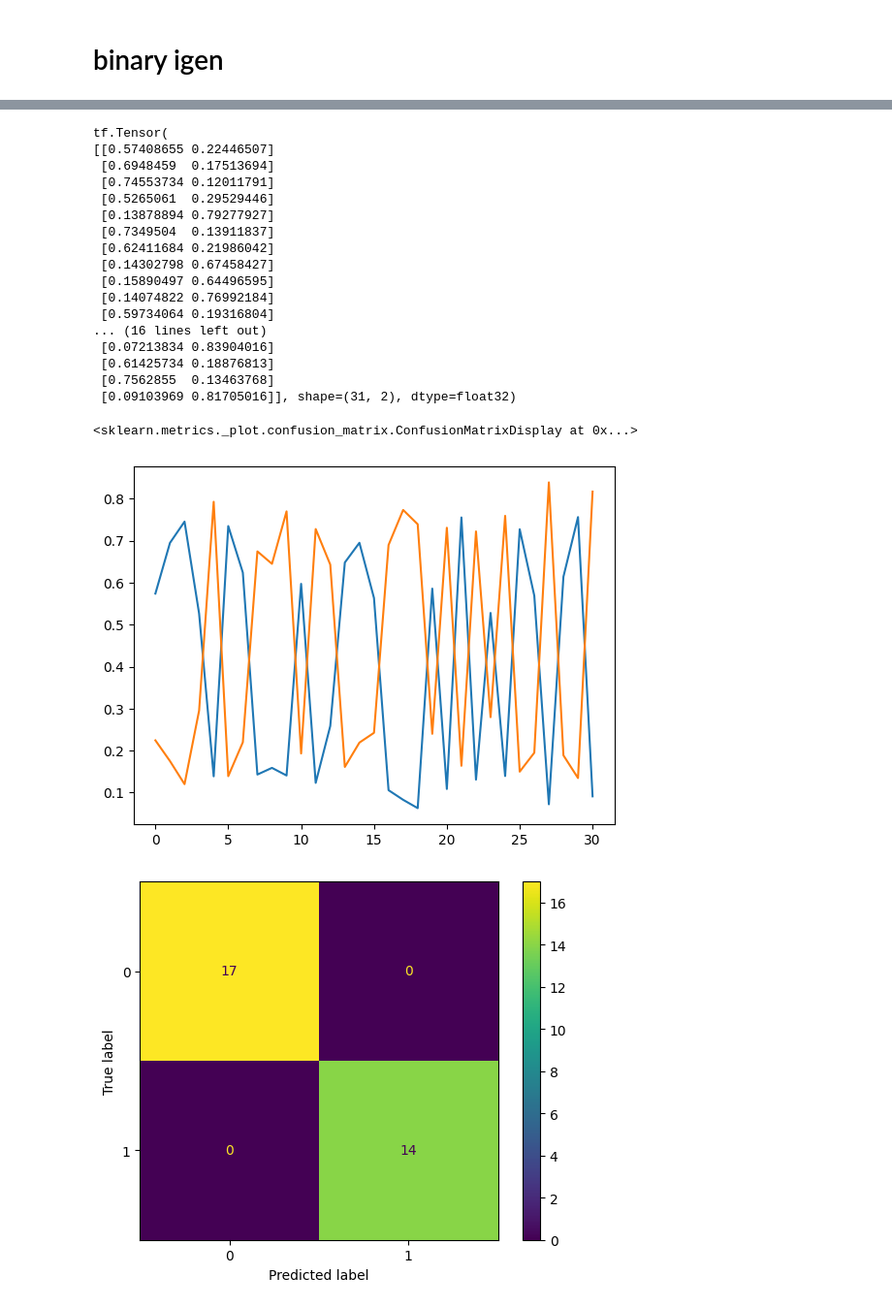
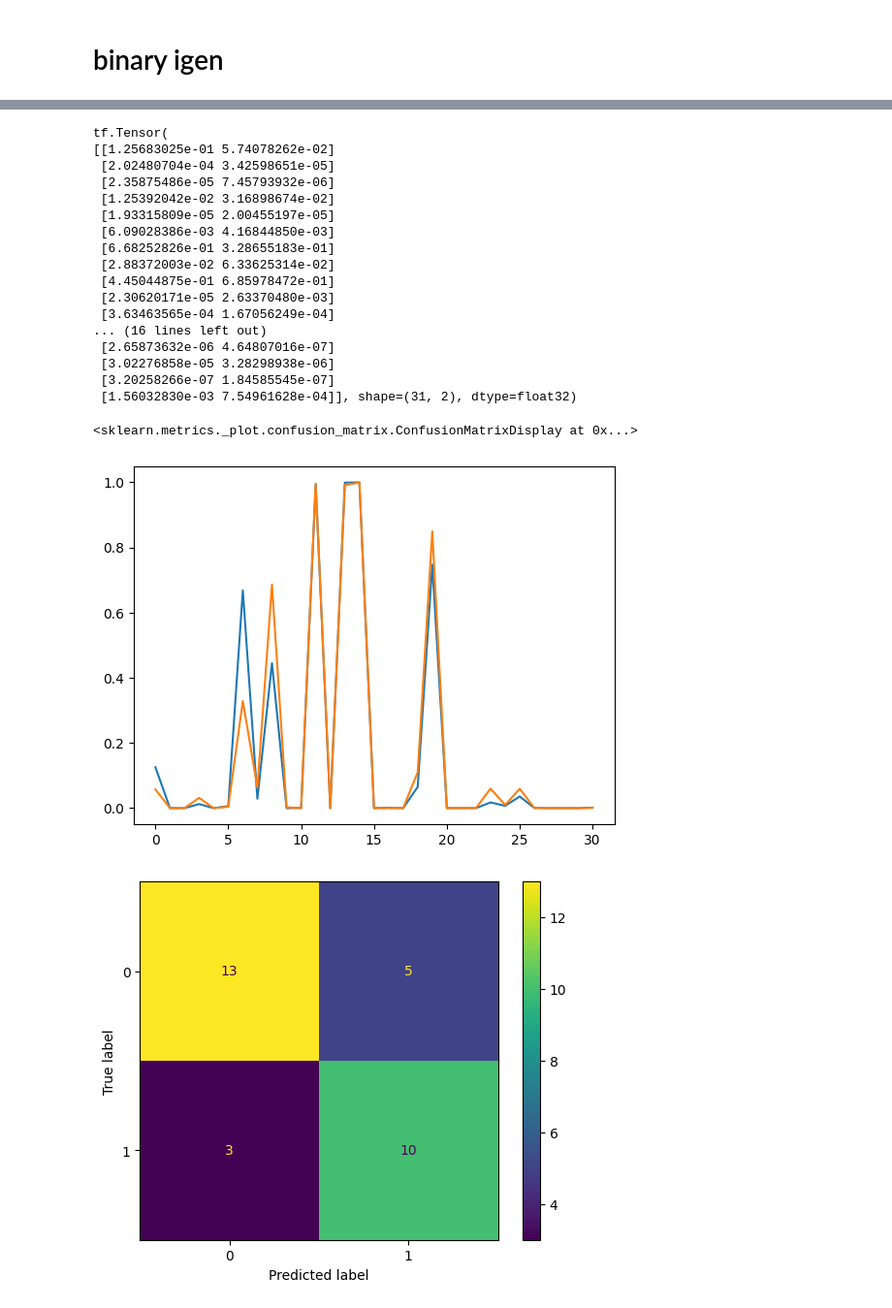
Before and after one commit to Christofferfuglkjaer/Dataproject, a Jupyter notebook: bincs.ipynb, the cells around one changed output, grey strips where cells are left out. Shown at 97% size. Drawn from its saved outputs; the diff is of its cells as text; code cells hidden in the pictures.

```diff
--- a/bincs.ipynb
+++ b/bincs.ipynb
@@ -74,7 +89,5 @@ df1.shape
 # %%
-scaler = MinMaxScaler()
-scaler.fit(df1)
-t_df = scaler.transform(df1)
+
 
 target_column = ["Output",'Output1']
 numerical_column = df1.columns.drop(target_column)
@@ -88,12 +96,12 @@ See the caveats in the documentation: https://pandas.pydata.org/pandas-docs/stab
 # %%
-X_train, X_test, y_train, y_test = train_test_split(t_df, output_rows, test_size=0.25,shuffle=True)
+X_train, X_test, y_train, y_test = train_test_split(df1, output_rows, test_size=0.25,shuffle=True)
 # %%
-no_classes = 3
-no_epochs = 15
+no_classes = 2
+no_epochs = 50
 optimizer = Adam()
 verbosity = 0
-num_folds = 5
-batch_size = 5
+num_folds = 4
+batch_size = 1
 acc_per_fold = []
 loss_per_fold = []
 fold_no = 1
@@ -105,8 +113,9 @@ kfold = KFold(n_splits=num_folds, shuffle=True)
 # %%
 for train, test in kfold.split(inputs, targets):
     model = Sequential()
-    model.add(Dense(8, input_dim=18, activation='relu'))
+    model.add(Dense(16, input_dim=16, activation='relu'))
     #model.add(Dense(16, activation='relu'))
+    model.add(Dense(8,activation='relu'))
     model.add(Dense(4,activation='relu'))
     model.add(Dense(2, activation='sigmoid'))
  # Compile model
@@ -176,30 +179,30 @@ torch.Size([31, 2])
 # %%
-predicted = tf.squeeze(predicted)
-plt.plot(predicted)
-print(predicted)
-predicted = np.array([np.argmax(row) for row in predicted])
+predic = tf.squeeze(predicted)
+plt.plot(predic)
+print(predic)
+predict= np.array([np.argmax(row) for row in predic])
 actual = np.array([np.argmax(row) for row in tensor])
-conf_mat = confusion_matrix(actual, predicted)
+conf_mat = confusion_matrix(actual, predict)
 displ = ConfusionMatrixDisplay(confusion_matrix=conf_mat)
 displ.plot()
 # %% [output]
 tf.Tensor(
-[[0.57408655 0.22446507]
- [0.6948459  0.17513694]
- [0.74553734 0.12011791]
- [0.5265061  0.29529446]
- [0.13878894 0.79277927]
- [0.7349504  0.13911837]
- [0.62411684 0.21986042]
- [0.14302798 0.67458427]
- [0.15890497 0.64496595]
- [0.14074822 0.76992184]
- [0.59734064 0.19316804]
+[[1.25683025e-01 5.74078262e-02]
+ [2.02480704e-04 3.42598651e-05]
+ [2.35875486e-05 7.45793932e-06]
+ [1.25392042e-02 3.16898674e-02]
+ [1.93315809e-05 2.00455197e-05]
+ [6.09028386e-03 4.16844850e-03]
+ [6.68252826e-01 3.28655183e-01]
+ [2.88372003e-02 6.33625314e-02]
+ [4.45044875e-01 6.85978472e-01]
+ [2.30620171e-05 2.63370480e-03]
+ [3.63463565e-04 1.67056249e-04]
 ... (16 lines left out)
- [0.07213834 0.83904016]
- [0.61425734 0.18876813]
- [0.7562855  0.13463768]
- [0.09103969 0.81705016]], shape=(31, 2), dtype=float32)
+ [2.65873632e-06 4.64807016e-07]
+ [3.02276858e-05 3.28298938e-06]
+ [3.20258266e-07 1.84585545e-07]
+ [1.56032830e-03 7.54961628e-04]], shape=(31, 2), dtype=float32)
 <sklearn.metrics._plot.confusion_matrix.ConfusionMatrixDisplay at 0x...>
-[figure, old version]
+[figure, new version]
-[figure, old version]
+[figure, new version]
```
Also changed, not shown: parts of 6 cells of this notebook, 3 other files.
